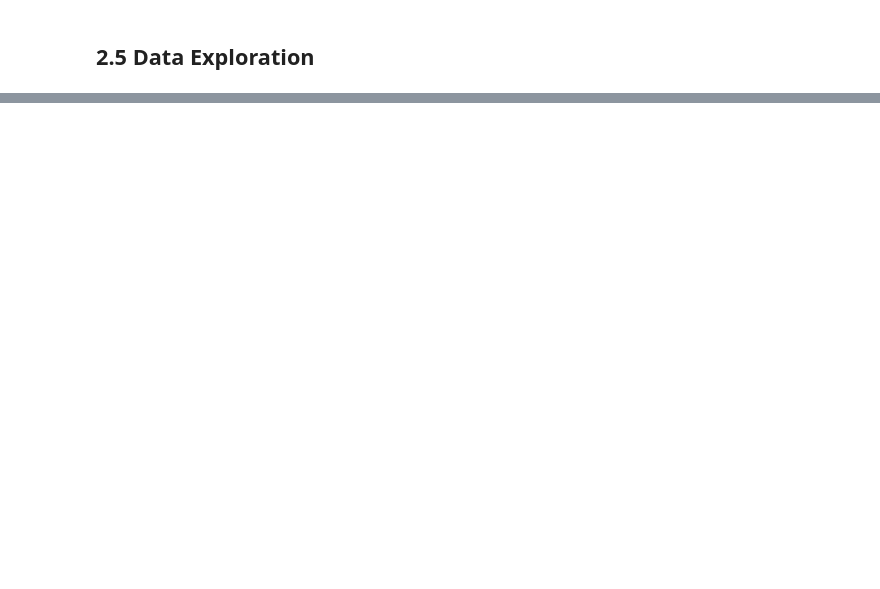
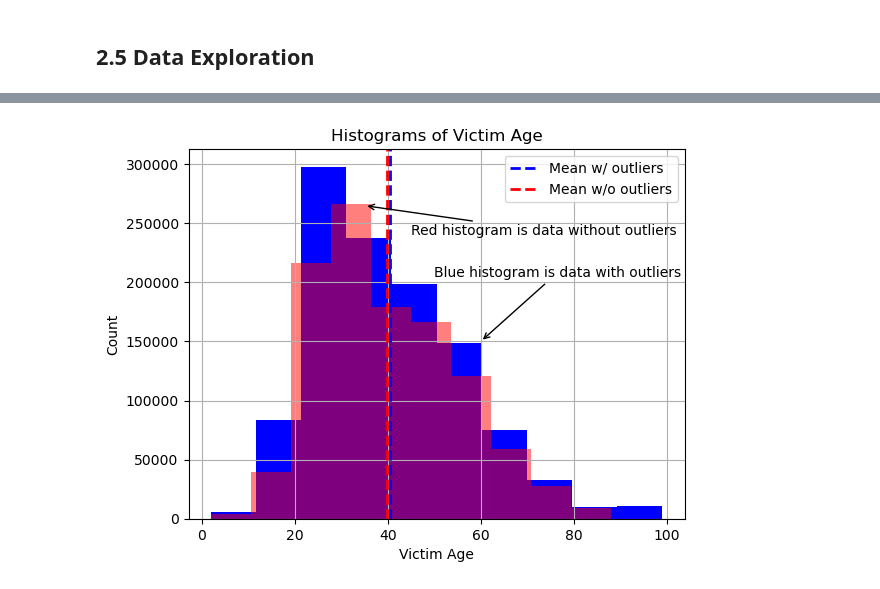
Before and after one commit to OCD0505/Springboard-Capstone-Project-Two, a Jupyter notebook: notebooks/2.0-faa-exploratory-data-analysis.ipynb, the cells around one changed output, grey strips where cells are left out. Saved outputs shown, nothing was run; the diff lists cells and outputs as text; code cells hidden in the pictures; blank space fills up the shorter version.

```diff
--- a/notebooks/2.0-faa-exploratory-data-analysis.ipynb
+++ b/notebooks/2.0-faa-exploratory-data-analysis.ipynb
@@ -58,0 +355,18 @@ crimeDataAdj.select_dtypes(exclude='object').info()
+# %%
+# Graph data with outliers and without oultiers to compare
+
+df_mask = crimeDataAdj["Victim Age"]<crimeDataAdj["Victim Age"].dropna().iloc[outliers[0]].min()
+_=crimeDataAdj["Victim Age"].hist(color="blue")
+_=plt.axvline(crimeDataAdj["Victim Age"].mean(), color="blue",linestyle='dashed', linewidth=2, label='Mean w/ outliers')
+_=crimeDataAdj[df_mask]["Victim Age"].hist(alpha=.5, color="red")
+_=plt.axvline(crimeDataAdj[df_mask]["Victim Age"].mean(), color="red",linestyle='dashed', linewidth=2, label='Mean w/o outliers')
+_=plt.legend()
+_=plt.title("Histograms of Victim Age")
+_=plt.xlabel("Victim Age")
+_=plt.ylabel("Count")
+_=plt.annotate("Blue histogram is data with outliers",xy=(60,150000),xytext=(50,205000),\
+               arrowprops=dict(arrowstyle="->"))
+_=plt.annotate("Red histogram is data without outliers",xy=(35,265000),xytext=(45,240000),\
+               arrowprops=dict(arrowstyle="->"))
+# %% [output]
+[figure, added]
```
Also changed, not shown: parts of 64 cells of this notebook.
